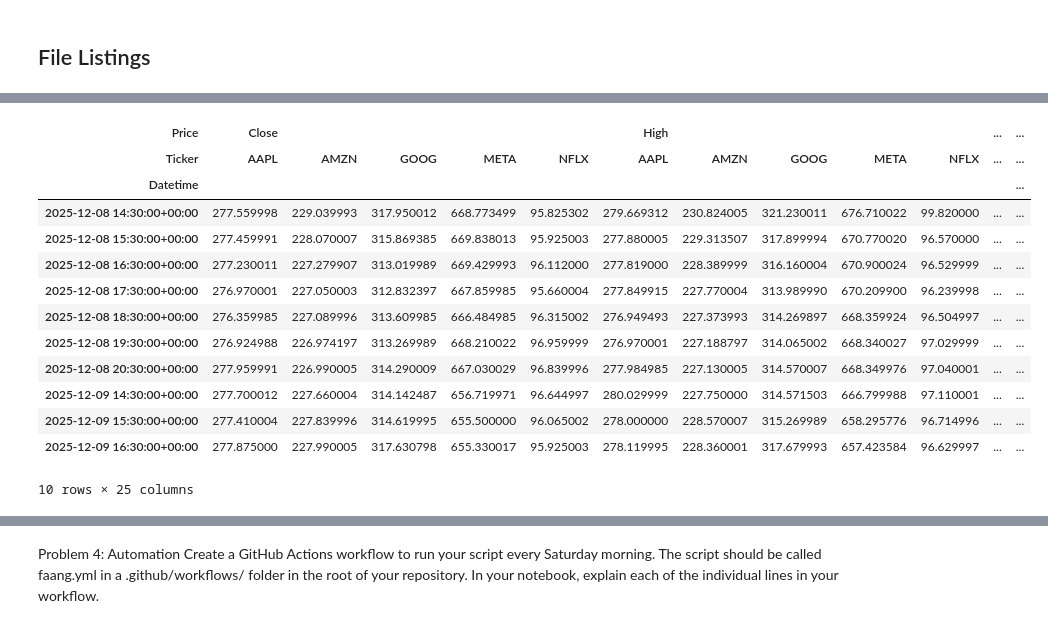
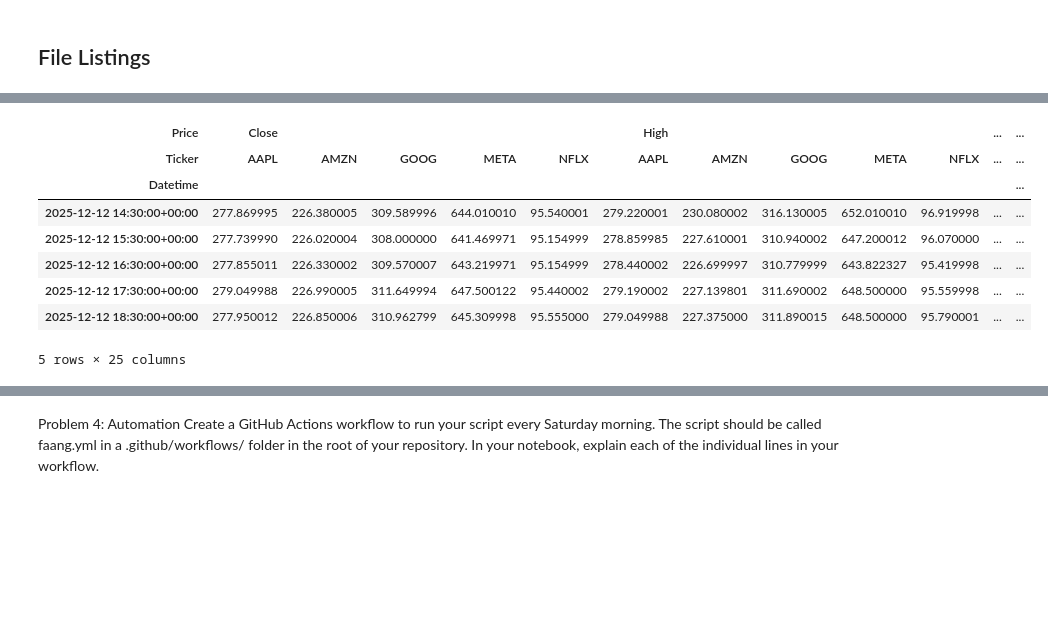
Before and after one commit to marianemcgrath/comp_infrastructure_assessment, a Jupyter notebook: problems.ipynb, the cells around one changed output, grey strips where cells are left out. Drawn from its saved outputs; the diff is of its cells as text; code cells hidden in the pictures; blank space fills up the shorter version.

```diff
--- a/problems.ipynb
+++ b/problems.ipynb
@@ -230,24 +211,19 @@ plot_files[0]
 # %%
 # Reading the files
 df = pd.read_csv(f'data/{data_files[0]}', header=[0, 1], index_col=0, parse_dates=True)
 
 # Show
-df.head(10)
+df.head()
 # %% [output]
 | Price | Close |  |  |  |  | High |  |  |  |  | ... | ... |
 | Ticker | AAPL | AMZN | GOOG | META | NFLX | AAPL | AMZN | GOOG | META | NFLX | ... | ... |
 | Datetime |  |  |  |  |  |  |  |  |  |  |  | ... |
-| 2025-12-08 14:30:00+00:00 | 277.559998 | 229.039993 | 317.950012 | 668.773499 | 95.825302 | 279.669312 | 230.824005 | 321.230011 | 676.710022 | 99.820000 | ... | ... |
-| 2025-12-08 15:30:00+00:00 | 277.459991 | 228.070007 | 315.869385 | 669.838013 | 95.925003 | 277.880005 | 229.313507 | 317.899994 | 670.770020 | 96.570000 | ... | ... |
-| 2025-12-08 16:30:00+00:00 | 277.230011 | 227.279907 | 313.019989 | 669.429993 | 96.112000 | 277.819000 | 228.389999 | 316.160004 | 670.900024 | 96.529999 | ... | ... |
-| 2025-12-08 17:30:00+00:00 | 276.970001 | 227.050003 | 312.832397 | 667.859985 | 95.660004 | 277.849915 | 227.770004 | 313.989990 | 670.209900 | 96.239998 | ... | ... |
-| 2025-12-08 18:30:00+00:00 | 276.359985 | 227.089996 | 313.609985 | 666.484985 | 96.315002 | 276.949493 | 227.373993 | 314.269897 | 668.359924 | 96.504997 | ... | ... |
-| 2025-12-08 19:30:00+00:00 | 276.924988 | 226.974197 | 313.269989 | 668.210022 | 96.959999 | 276.970001 | 227.188797 | 314.065002 | 668.340027 | 97.029999 | ... | ... |
-| 2025-12-08 20:30:00+00:00 | 277.959991 | 226.990005 | 314.290009 | 667.030029 | 96.839996 | 277.984985 | 227.130005 | 314.570007 | 668.349976 | 97.040001 | ... | ... |
-| 2025-12-09 14:30:00+00:00 | 277.700012 | 227.660004 | 314.142487 | 656.719971 | 96.644997 | 280.029999 | 227.750000 | 314.571503 | 666.799988 | 97.110001 | ... | ... |
-| 2025-12-09 15:30:00+00:00 | 277.410004 | 227.839996 | 314.619995 | 655.500000 | 96.065002 | 278.000000 | 228.570007 | 315.269989 | 658.295776 | 96.714996 | ... | ... |
-| 2025-12-09 16:30:00+00:00 | 277.875000 | 227.990005 | 317.630798 | 655.330017 | 95.925003 | 278.119995 | 228.360001 | 317.679993 | 657.423584 | 96.629997 | ... | ... |
+| 2025-12-12 14:30:00+00:00 | 277.869995 | 226.380005 | 309.589996 | 644.010010 | 95.540001 | 279.220001 | 230.080002 | 316.130005 | 652.010010 | 96.919998 | ... | ... |
+| 2025-12-12 15:30:00+00:00 | 277.739990 | 226.020004 | 308.000000 | 641.469971 | 95.154999 | 278.859985 | 227.610001 | 310.940002 | 647.200012 | 96.070000 | ... | ... |
+| 2025-12-12 16:30:00+00:00 | 277.855011 | 226.330002 | 309.570007 | 643.219971 | 95.154999 | 278.440002 | 226.699997 | 310.779999 | 643.822327 | 95.419998 | ... | ... |
+| 2025-12-12 17:30:00+00:00 | 279.049988 | 226.990005 | 311.649994 | 647.500122 | 95.440002 | 279.190002 | 227.139801 | 311.690002 | 648.500000 | 95.559998 | ... | ... |
+| 2025-12-12 18:30:00+00:00 | 277.950012 | 226.850006 | 310.962799 | 645.309998 | 95.555000 | 279.049988 | 227.375000 | 311.890015 | 648.500000 | 95.790001 | ... | ... |
-10 rows × 25 columns
+5 rows × 25 columns
 # %%
 # Show the data frame index
 df.index
```
Also changed, not shown: parts of 30 cells of this notebook, 4 other files.
